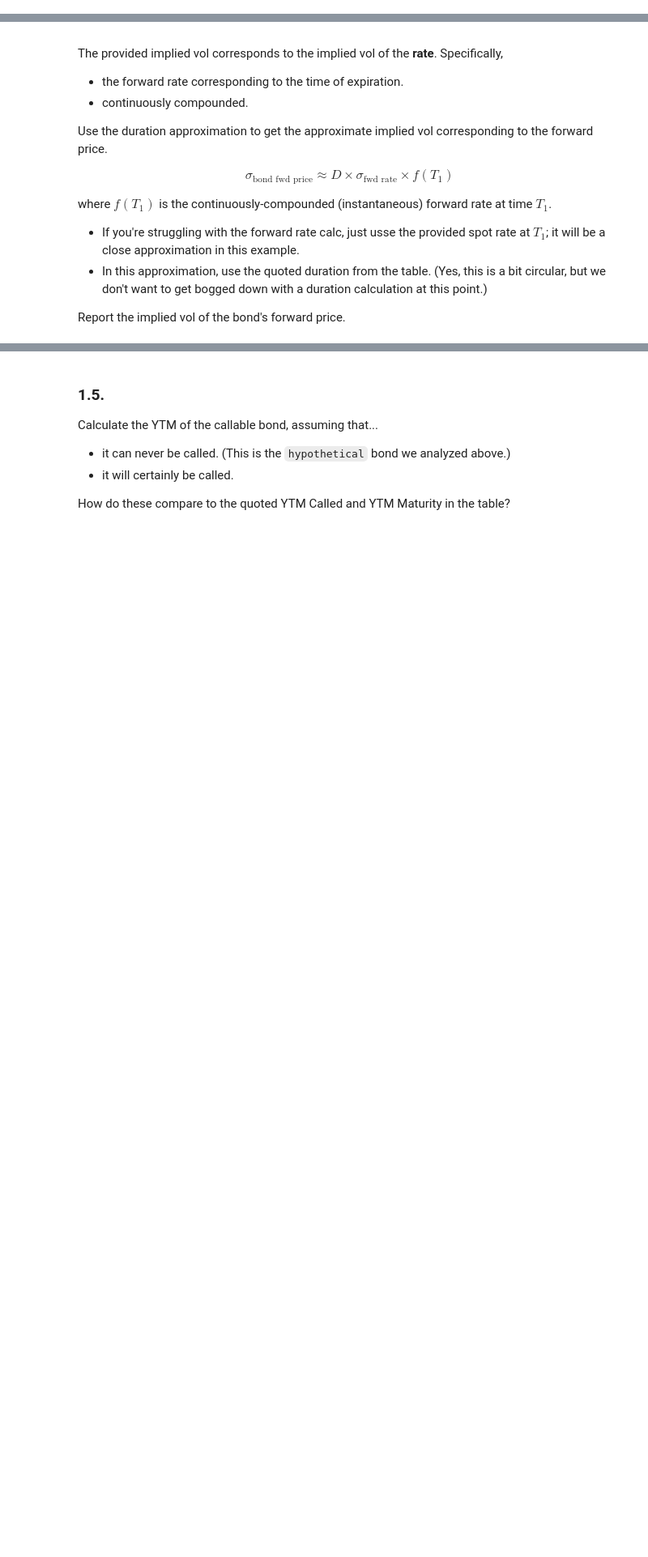
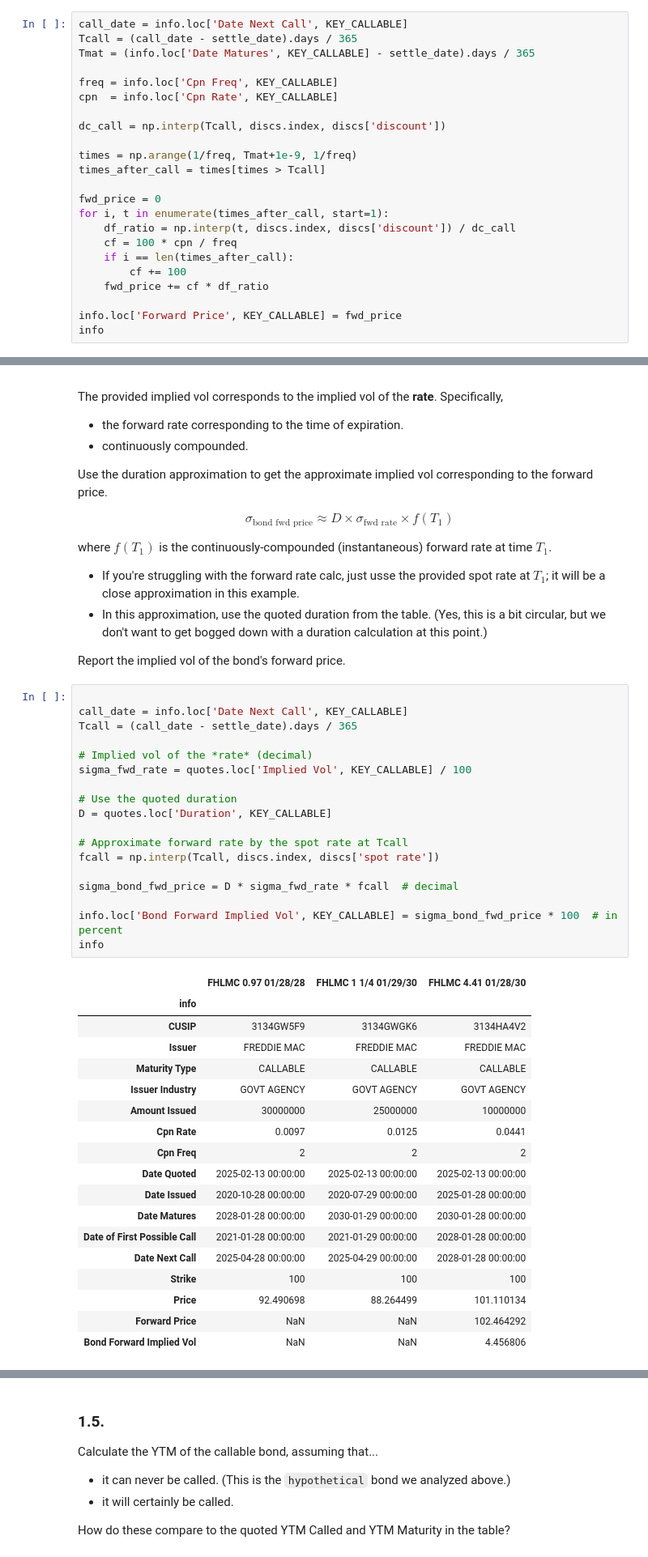
Before and after one commit to ekopen/finm-fiderivs-2025, a Jupyter notebook: homework/Homework 1 - Eric Kopen.ipynb, the cells around one changed output, grey strips where cells are left out. Shown: that part at 81% size. Saved outputs shown, nothing was run; the diff lists cells and outputs as text; blank space fills up the shorter version.

```diff
--- a/homework/Homework 1 - Eric Kopen.ipynb
+++ b/homework/Homework 1 - Eric Kopen.ipynb
@@ -169,3 +152,26 @@ quotes
 Calculate the forward price of the `hypothetical` bond as of the date that the `callable` bond can be exercised.
 
 Use the information from the discount curve (and associated forward curve) to calculate this forward price.
+# %%
+call_date = info.loc['Date Next Call', KEY_CALLABLE]
+Tcall = (call_date - settle_date).days / 365
+Tmat = (info.loc['Date Matures', KEY_CALLABLE] - settle_date).days / 365
+
+freq = info.loc['Cpn Freq', KEY_CALLABLE]
+cpn  = info.loc['Cpn Rate', KEY_CALLABLE]
+
+dc_call = np.interp(Tcall, discs.index, discs['discount'])
+
+times = np.arange(1/freq, Tmat+1e-9, 1/freq)
+times_after_call = times[times > Tcall]
+
+fwd_price = 0
+for i, t in enumerate(times_after_call, start=1):
+    df_ratio = np.interp(t, discs.index, discs['discount']) / dc_call
+    cf = 100 * cpn / freq
+    if i == len(times_after_call):
+        cf += 100
+    fwd_price += cf * df_ratio
+
+info.loc['Forward Price', KEY_CALLABLE] = fwd_price
+info
@@ -185,6 +209,43 @@ where $f(T_1)$ is the continuously-compounded (instantaneous) forward rate at ti
 * In this approximation, use the quoted duration from the table. (Yes, this is a bit circular, but we don't want to get bogged down with a duration calculation at this point.)
 
 Report the implied vol of the bond's forward price.
+# %%
+
+call_date = info.loc['Date Next Call', KEY_CALLABLE]
+Tcall = (call_date - settle_date).days / 365
+
+# Implied vol of the *rate* (decimal)
+sigma_fwd_rate = quotes.loc['Implied Vol', KEY_CALLABLE] / 100
+
+# Use the quoted duration
+D = quotes.loc['Duration', KEY_CALLABLE]
+
+# Approximate forward rate by the spot rate at Tcall
+fcall = np.interp(Tcall, discs.index, discs['spot rate'])
+
+sigma_bond_fwd_price = D * sigma_fwd_rate * fcall  # decimal
+
+info.loc['Bond Forward Implied Vol', KEY_CALLABLE] = sigma_bond_fwd_price * 100  # in percent
+info
+# %% [output]
+|  | FHLMC 0.97 01/28/28 | FHLMC 1 1/4 01/29/30 | FHLMC 4.41 01/28/30 |
+| info |  |  |  |
+| CUSIP | 3134GW5F9 | 3134GWGK6 | 3134HA4V2 |
+| Issuer | FREDDIE MAC | FREDDIE MAC | FREDDIE MAC |
+| Maturity Type | CALLABLE | CALLABLE | CALLABLE |
+| Issuer Industry | GOVT AGENCY | GOVT AGENCY | GOVT AGENCY |
+| Amount Issued | 30000000 | 25000000 | 10000000 |
+| Cpn Rate | 0.0097 | 0.0125 | 0.0441 |
+| Cpn Freq | 2 | 2 | 2 |
+| Date Quoted | 2025-02-13 00:00:00 | 2025-02-13 00:00:00 | 2025-02-13 00:00:00 |
+| Date Issued | 2020-10-28 00:00:00 | 2020-07-29 00:00:00 | 2025-01-28 00:00:00 |
+| Date Matures | 2028-01-28 00:00:00 | 2030-01-29 00:00:00 | 2030-01-28 00:00:00 |
+| Date of First Possible Call | 2021-01-28 00:00:00 | 2021-01-29 00:00:00 | 2028-01-28 00:00:00 |
+| Date Next Call | 2025-04-28 00:00:00 | 2025-04-29 00:00:00 | 2028-01-28 00:00:00 |
+| Strike | 100 | 100 | 100 |
+| Price | 92.490698 | 88.264499 | 101.110134 |
+| Forward Price | NaN | NaN | 102.464292 |
+| Bond Forward Implied Vol | NaN | NaN | 4.456806 |
 # %% [markdown]
 ### 1.4.
 
```
Also changed, not shown: parts of 19 cells of this notebook.
